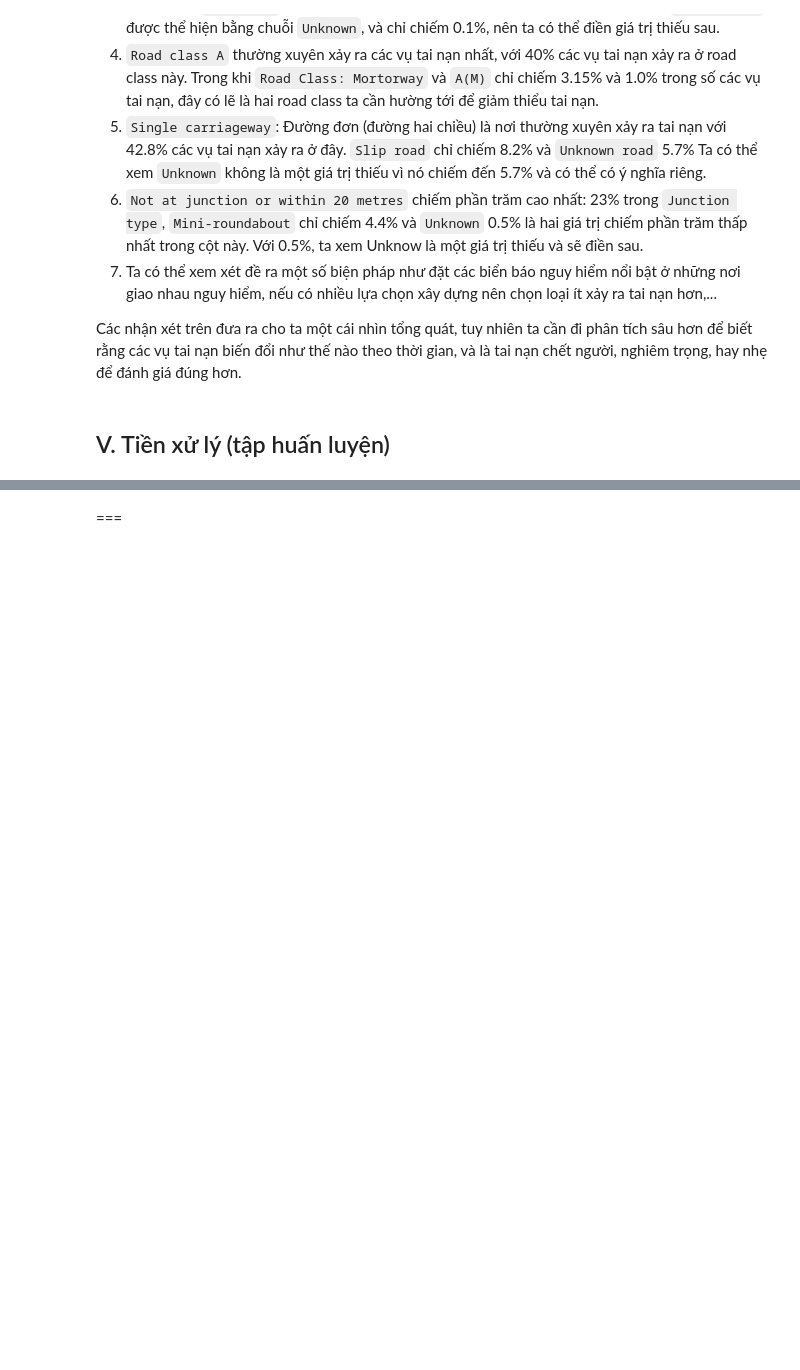
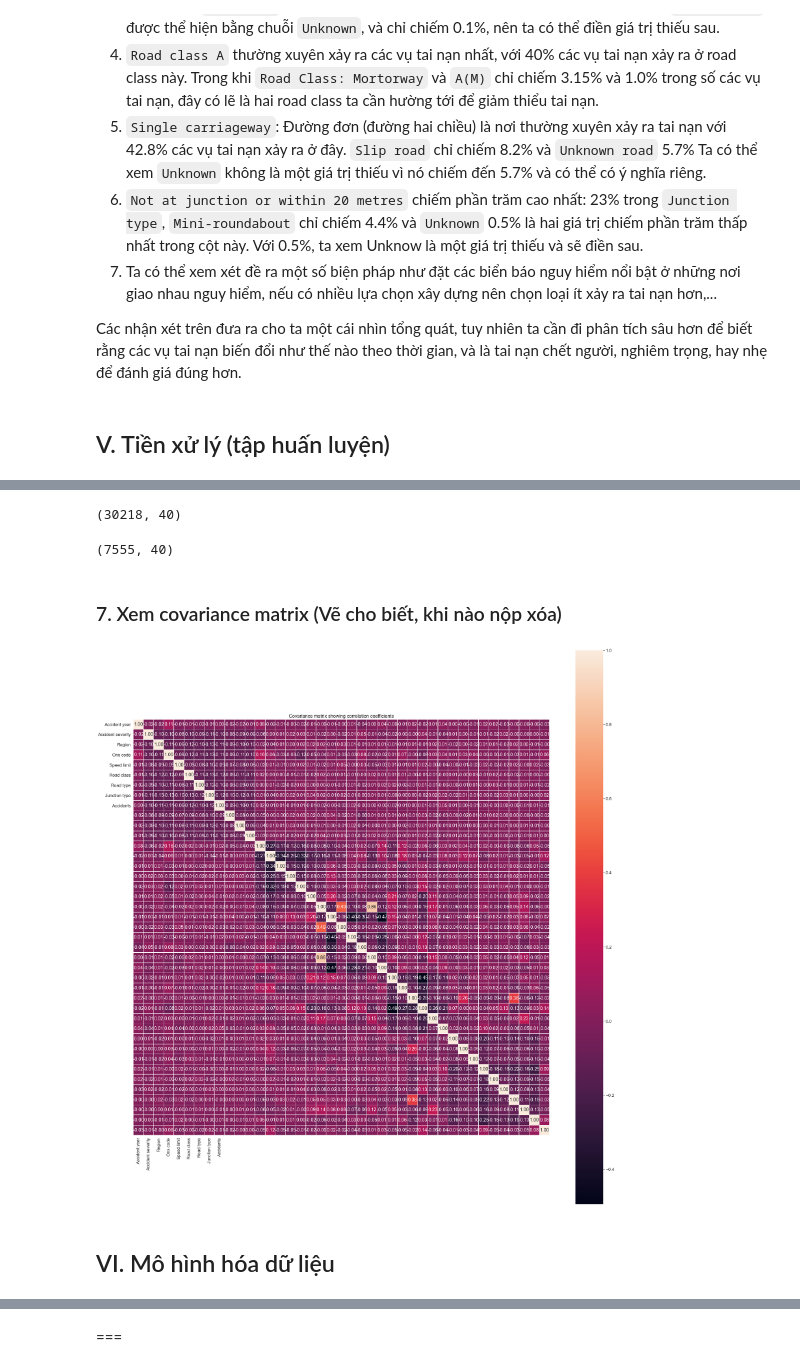
Before and after one commit to nguyenkhangme/Road-Traffic-Statistics-UK-Data-Analytics-Project, a Jupyter notebook: Main.ipynb, the cells around one changed output, grey strips where cells are left out. Drawn from its saved outputs; the diff is of its cells as text; code cells hidden in the pictures; blank space fills up the shorter version.

```diff
--- a/Main.ipynb
+++ b/Main.ipynb
@@ -350,0 +461,41 @@ Các nhận xét trên đưa ra cho ta một cái nhìn tổng quát, tuy nhiên
+# %%
+preprocess_pipeline = make_pipeline(ColAdderDropper(), column_transformer, StandardScaler(with_mean=False))
+# preprocess_pipeline = make_pipeline(ColAdderDropper(), column_transformer)
+# %%
+preprocessed_train_X = preprocess_pipeline.fit_transform(train_X_df)
+preprocessed_val_X = preprocess_pipeline.transform(val_X_df)
+# %%
+preprocessed_train_X.shape
+# %% [output]
+(30218, 40)
+# %%
+preprocessed_val_X.shape
+# %% [output]
+(7555, 40)
+# %% [markdown]
+### 7. Xem covariance matrix (Vẽ cho biết, khi nào nộp xóa)
+# %%
+x_for_cov_df = train_X_df.copy()
+x_for_cov_df['Accidents'] = train_y_sr.copy()
+# %%
+x_for_cov = preprocess_pipeline.fit_transform(x_for_cov_df)
+x_for_cov = x_for_cov.todense()
+# %%
+cov_mat =np.cov(x_for_cov.T)
+plt.figure(figsize=(30,30))
+sns.set(font_scale=1.5)
+hm = sns.heatmap(cov_mat,
+                 cbar=True,
+                 annot=True,
+                 square=True,
+                 linewidths=.5,
+                 fmt='.2f',
+                 yticklabels=x_for_cov_df.columns,
+                 xticklabels=x_for_cov_df.columns)
+plt.title('Covariance matrix showing correlation coefficients')
+plt.tight_layout()
+plt.show()
+# %% [output]
+[figure, added]
+# %% [markdown]
+## VI. Mô hình hóa dữ liệu
```
Also changed, not shown: parts of 30 cells of this notebook.
